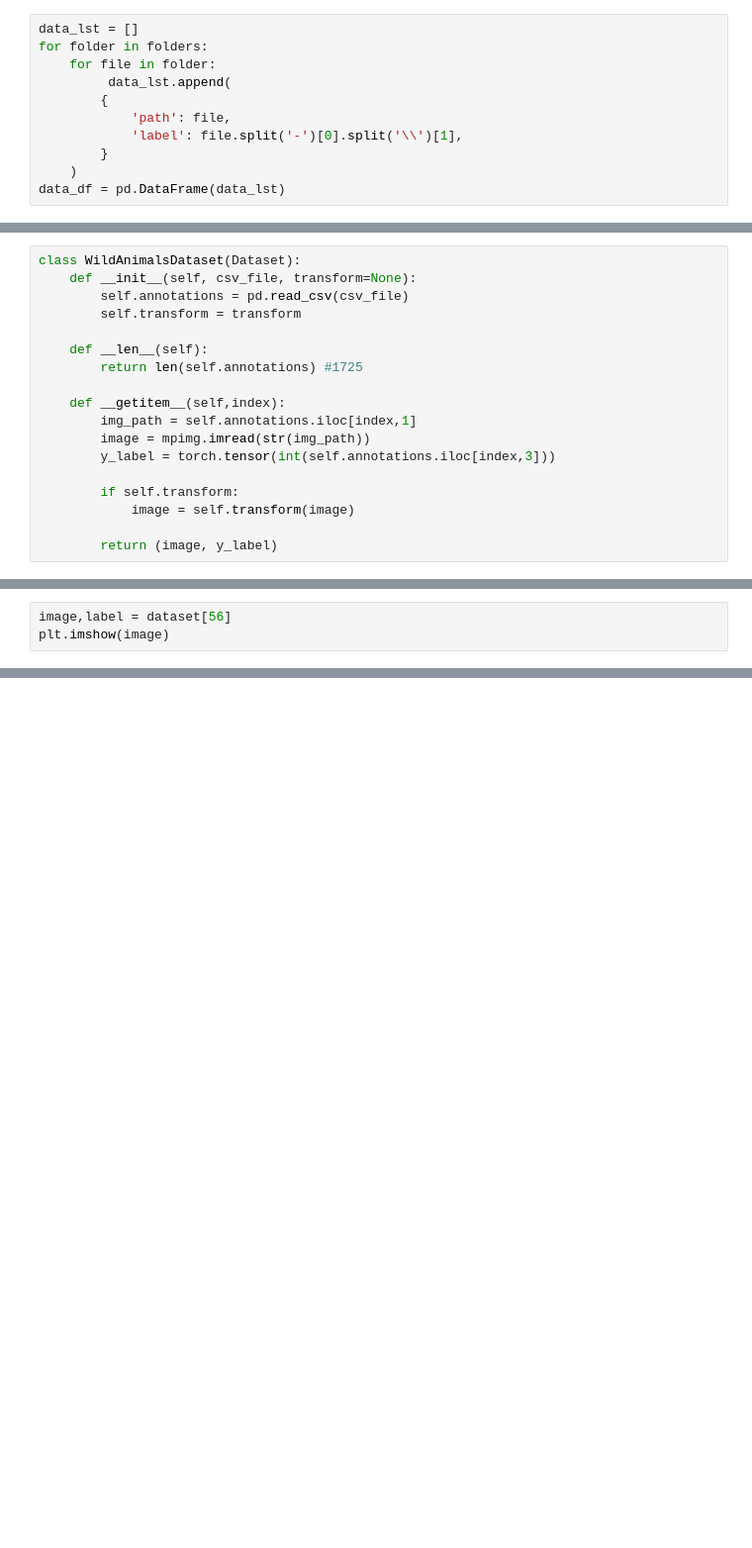
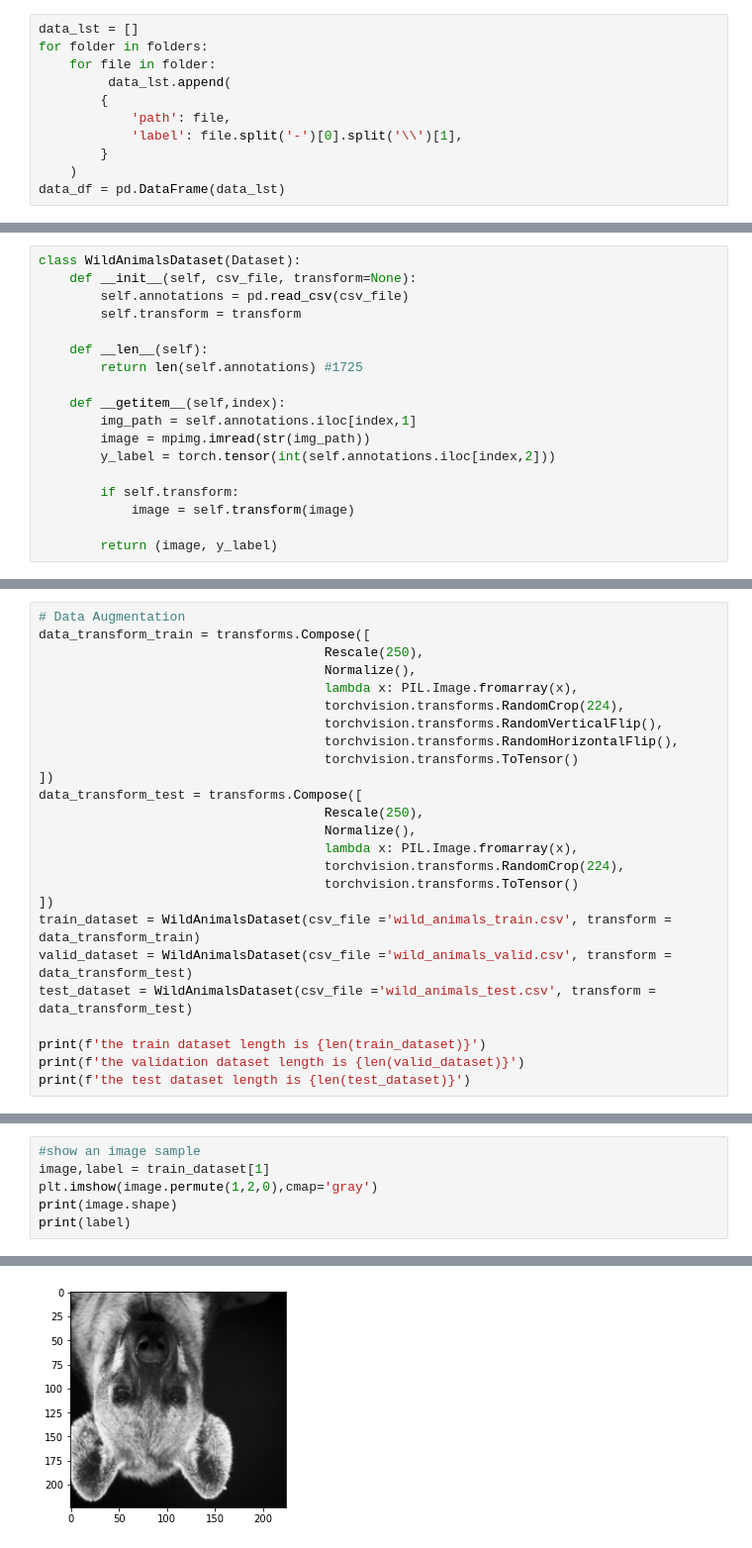
Before and after one commit to ssalabi/CV-AnimalDataset, a Jupyter notebook: Notebooks/Data.ipynb, the cells around one changed output, grey strips where cells are left out. Shown at 99% size. Saved outputs shown, nothing was run; the diff lists cells and outputs as text; blank space fills up the shorter version.

```diff
--- a/Notebooks/Data.ipynb
+++ b/Notebooks/Data.ipynb
@@ -249,7 +285,7 @@ class WildAnimalsDataset(Dataset):
     def __getitem__(self,index):
         img_path = self.annotations.iloc[index,1]
         image = mpimg.imread(str(img_path))
-        y_label = torch.tensor(int(self.annotations.iloc[index,3]))
+        y_label = torch.tensor(int(self.annotations.iloc[index,2]))
 
         if self.transform:
             image = self.transform(image)
@@ -260,3 +293,0 @@ dataset = WildAnimalsDataset(csv_file ='wild_animals.csv')
-# %%
-image,label = dataset[56]
-plt.imshow(image)
@@ -265,0 +384,25 @@ plt.imshow(image)
+# %%
+# Data Augmentation
+data_transform_train = transforms.Compose([
+                                     Rescale(250),
+                                     Normalize(),
+                                     lambda x: PIL.Image.fromarray(x),
+                                     torchvision.transforms.RandomCrop(224),
+                                     torchvision.transforms.RandomVerticalFlip(),
+                                     torchvision.transforms.RandomHorizontalFlip(),
+                                     torchvision.transforms.ToTensor()
+])
+data_transform_test = transforms.Compose([
+                                     Rescale(250),
+                                     Normalize(),
+                                     lambda x: PIL.Image.fromarray(x),
+                                     torchvision.transforms.RandomCrop(224),
+                                     torchvision.transforms.ToTensor()
+])
+train_dataset = WildAnimalsDataset(csv_file ='wild_animals_train.csv', transform = data_transform_train)
+valid_dataset = WildAnimalsDataset(csv_file ='wild_animals_valid.csv', transform = data_transform_test)
+test_dataset = WildAnimalsDataset(csv_file ='wild_animals_test.csv', transform = data_transform_test)
+
+print(f'the train dataset length is {len(train_dataset)}')
+print(f'the validation dataset length is {len(valid_dataset)}')
+print(f'the test dataset length is {len(test_dataset)}')
@@ -265,0 +413,7 @@ plt.imshow(image)
+# %%
+#show an image sample
+image,label = train_dataset[1]
+plt.imshow(image.permute(1,2,0),cmap='gray')
+print(image.shape)
+print(label)
+# %% [output]
@@ -265,0 +423 @@ plt.imshow(image)
+[figure, added]
```
Also changed, not shown: parts of 37 cells of this notebook, 3 other files.
